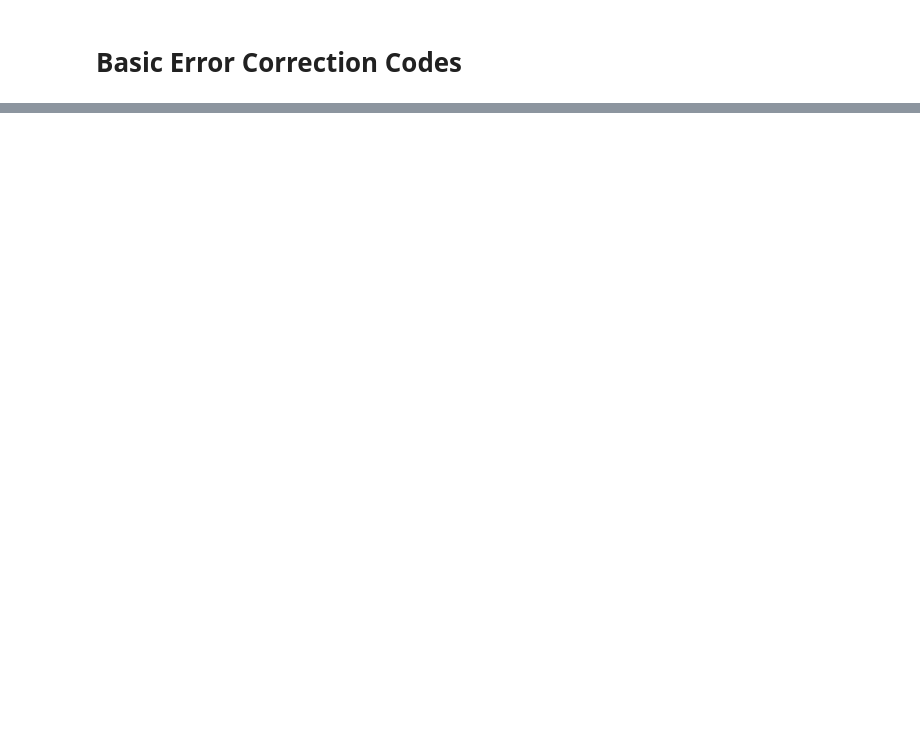
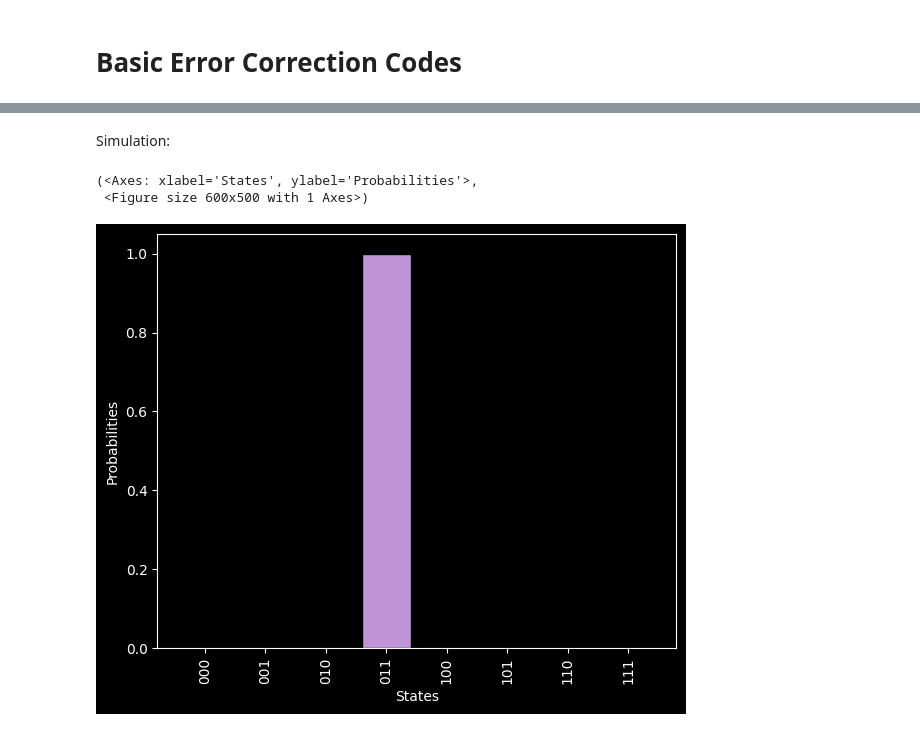
Before and after one commit to Yehan-Edirisinghe/Qibo_ws, a Jupyter notebook: getting_started/02_error_correction.ipynb, the cells around one changed output, grey strips where cells are left out. Drawn from its saved outputs; the diff is of its cells as text; code cells hidden in the pictures; blank space fills up the shorter version.

```diff
--- a/getting_started/02_error_correction.ipynb
+++ b/getting_started/02_error_correction.ipynb
@@ -49,0 +67,10 @@ plt.show()
+# %% [markdown]
+Simulation:
+# %%
+initial_state = np.array([1, 0, 0, 0, 0, 0, 0, 0])  # Initial state |000>
+result = bit_flip_circ.execute(initial_state=initial_state, nshots=1000)  # Execute the circuit
+visualize_state(result)  # Visualize the final state
+# %% [output]
+(<Axes: xlabel='States', ylabel='Probabilities'>,
+ <Figure size 600x500 with 1 Axes>)
+[figure, added]
```
Also changed, not shown: parts of 6 cells of this notebook.
